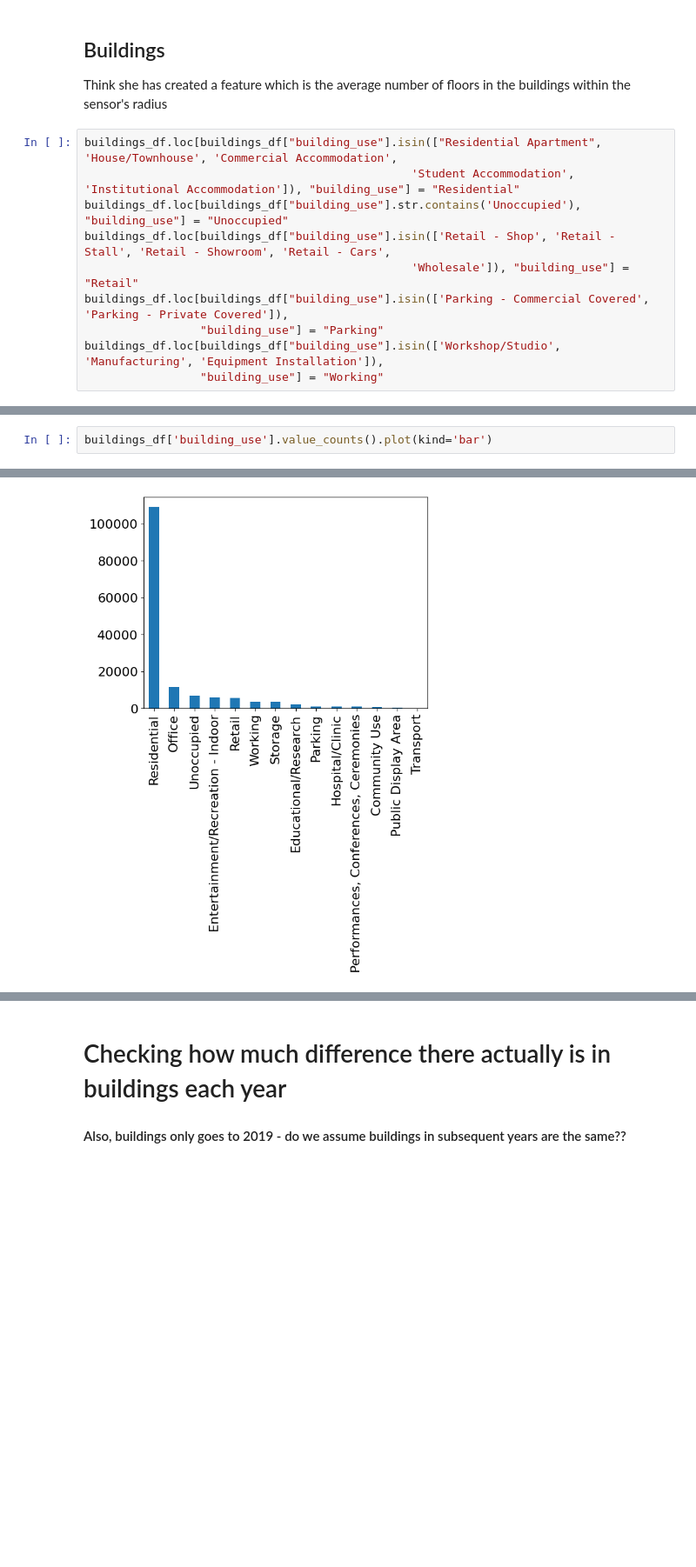
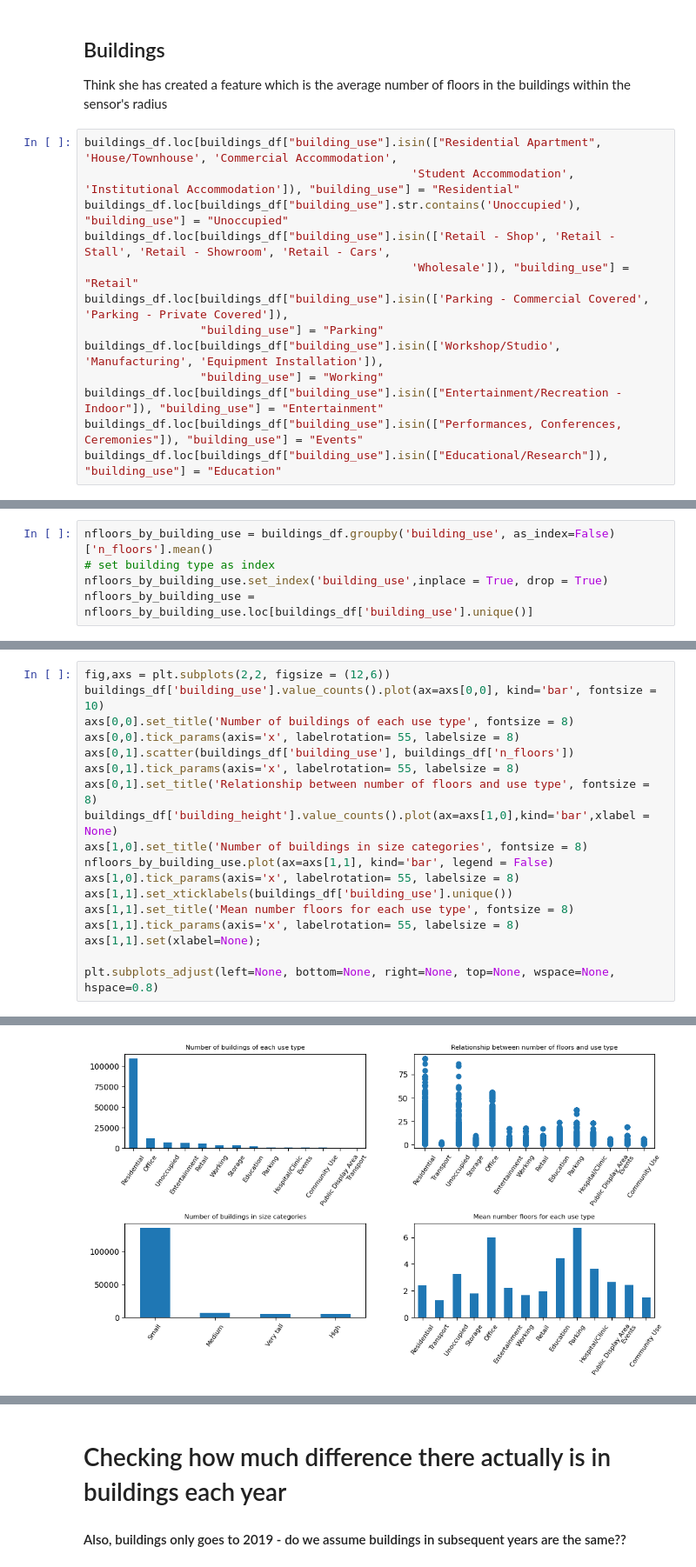
Before and after one commit to masher92/footfall, a Jupyter notebook: MelbourneAnalysis/AnalysingData/ExploringFeaturesDistribution.ipynb, the cells around one changed output, grey strips where cells are left out. Shown: that part at 87% size. Drawn from its saved outputs; the diff is of its cells as text; blank space fills up the shorter version.

```diff
--- a/MelbourneAnalysis/AnalysingData/ExploringFeaturesDistribution.ipynb
+++ b/MelbourneAnalysis/AnalysingData/ExploringFeaturesDistribution.ipynb
@@ -21,3 +21,6 @@ buildings_df.loc[buildings_df["building_use"].isin(['Parking - Commercial Covere
                  "building_use"] = "Parking"
 buildings_df.loc[buildings_df["building_use"].isin(['Workshop/Studio', 'Manufacturing', 'Equipment Installation']),
                  "building_use"] = "Working"
+buildings_df.loc[buildings_df["building_use"].isin(["Entertainment/Recreation - Indoor"]), "building_use"] = "Entertainment"
+buildings_df.loc[buildings_df["building_use"].isin(["Performances, Conferences, Ceremonies"]), "building_use"] = "Events"
+buildings_df.loc[buildings_df["building_use"].isin(["Educational/Research"]), "building_use"] = "Education"
@@ -23,0 +35,5 @@ buildings_df.loc[buildings_df["building_use"].isin(['Workshop/Studio', 'Manufact
+# %%
+nfloors_by_building_use = buildings_df.groupby('building_use', as_index=False)['n_floors'].mean()
+# set building type as index
+nfloors_by_building_use.set_index('building_use',inplace = True, drop = True)
+nfloors_by_building_use = nfloors_by_building_use.loc[buildings_df['building_use'].unique()]
@@ -24,3 +42,19 @@ buildings_df.loc[buildings_df["building_use"].isin(['Workshop/Studio', 'Manufact
 # %%
-buildings_df['building_use'].value_counts().plot(kind='bar')
+fig,axs = plt.subplots(2,2, figsize = (12,6))
+buildings_df['building_use'].value_counts().plot(ax=axs[0,0], kind='bar', fontsize = 10)
+axs[0,0].set_title('Number of buildings of each use type', fontsize = 8)
+axs[0,0].tick_params(axis='x', labelrotation= 55, labelsize = 8)
+axs[0,1].scatter(buildings_df['building_use'], buildings_df['n_floors'])
+axs[0,1].tick_params(axis='x', labelrotation= 55, labelsize = 8)
+axs[0,1].set_title('Relationship between number of floors and use type', fontsize = 8)
+buildings_df['building_height'].value_counts().plot(ax=axs[1,0],kind='bar',xlabel = None)
+axs[1,0].set_title('Number of buildings in size categories', fontsize = 8)
+nfloors_by_building_use.plot(ax=axs[1,1], kind='bar', legend = False)
+axs[1,0].tick_params(axis='x', labelrotation= 55, labelsize = 8)
+axs[1,1].set_xticklabels(buildings_df['building_use'].unique())
+axs[1,1].set_title('Mean number floors for each use type', fontsize = 8)
+axs[1,1].tick_params(axis='x', labelrotation= 55, labelsize = 8)
+axs[1,1].set(xlabel=None);
+
+plt.subplots_adjust(left=None, bottom=None, right=None, top=None, wspace=None, hspace=0.8)
 # %% [output]
@@ -28 +61 @@ buildings_df['building_use'].value_counts().plot(kind='bar')
-[figure, old version]
+[figure, new version]
```
Also changed, not shown: parts of 15 cells of this notebook, 3 other files.
